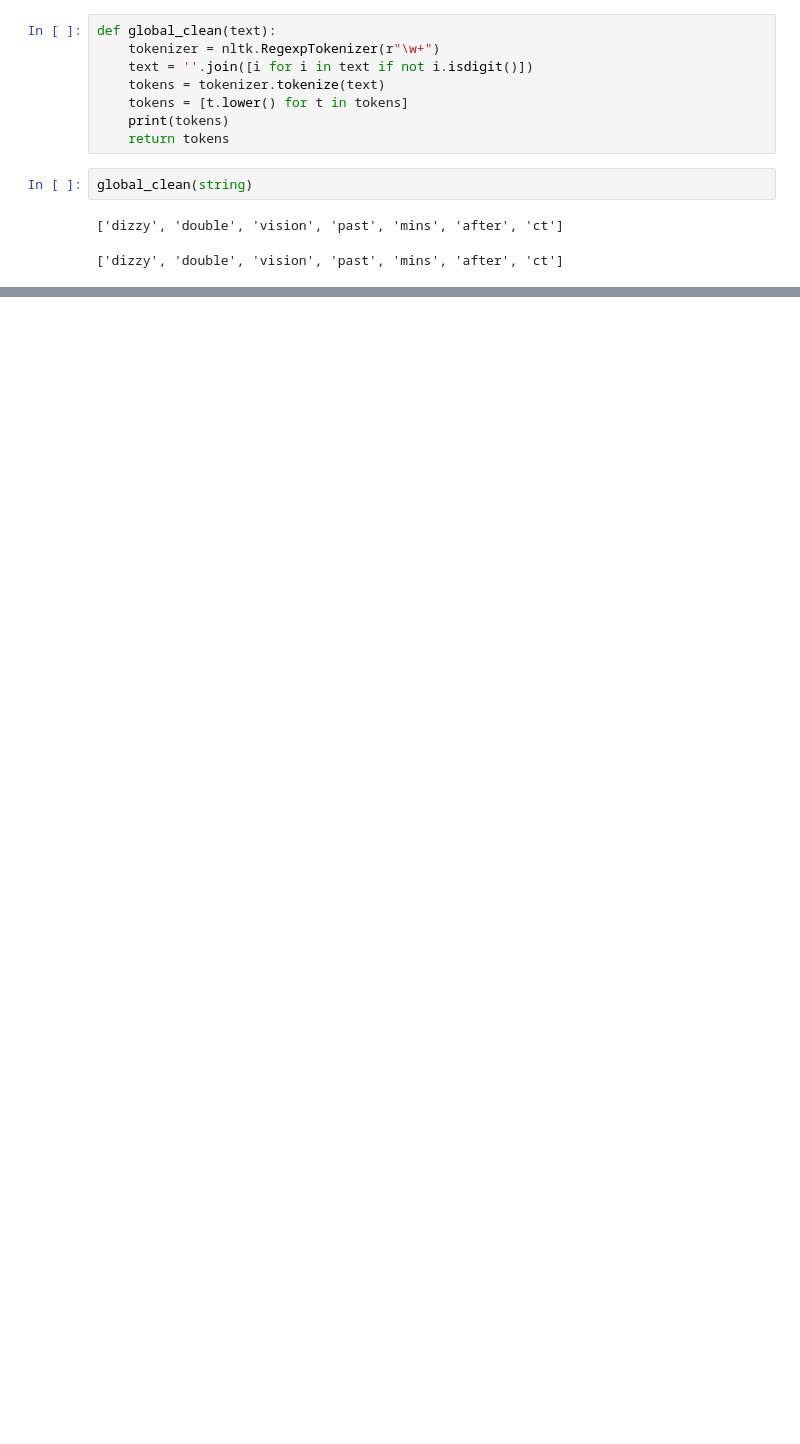
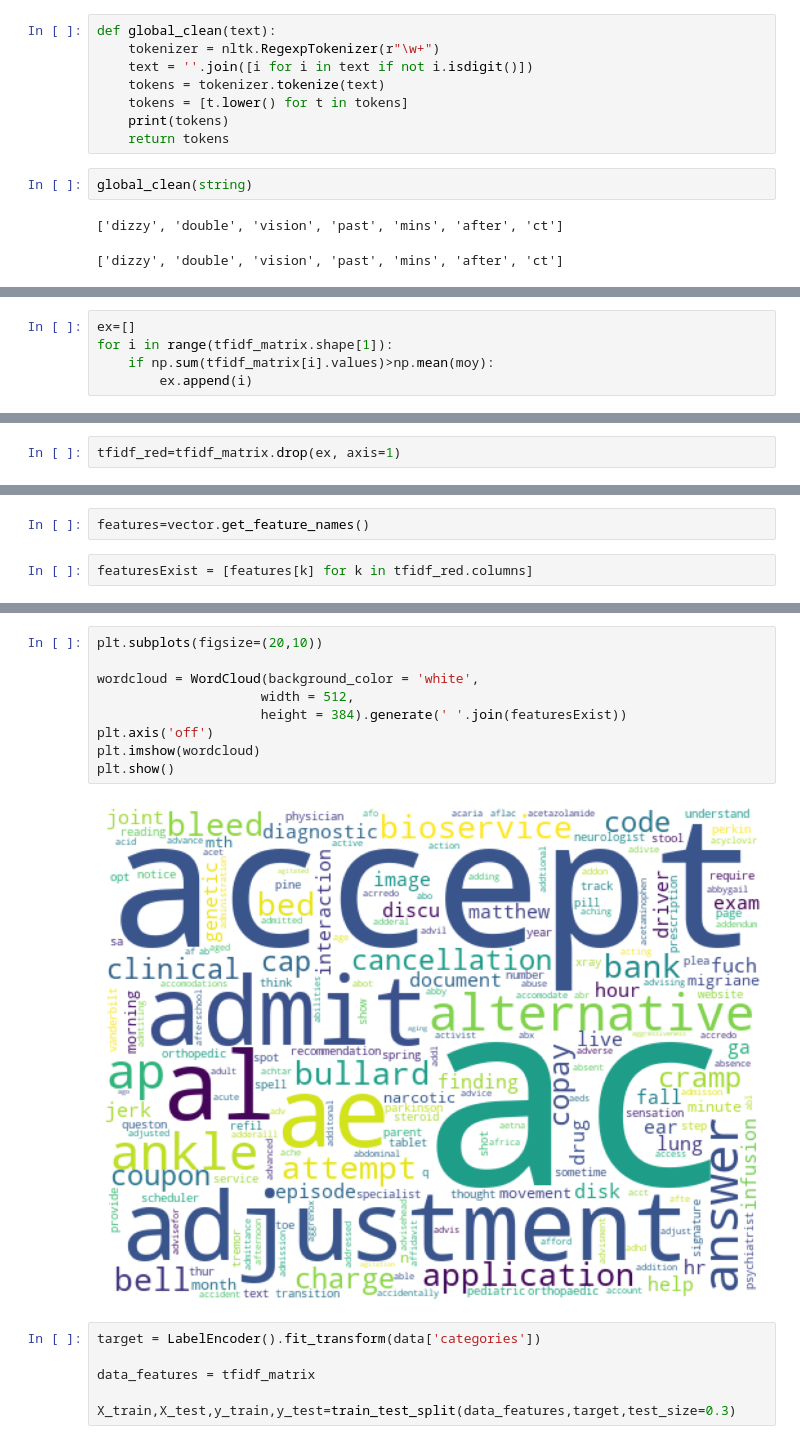
Before and after one commit to go3ku/Text_Classification, a Jupyter notebook: Text_Classifier.ipynb, the cells around one changed output, grey strips where cells are left out. Cells and saved outputs as stored; diff of their text form; blank space fills up the shorter version.

```diff
--- a/Text_Classifier.ipynb
+++ b/Text_Classifier.ipynb
@@ -239,0 +339,5 @@ df
+# %%
+ex=[]
+for i in range(tfidf_matrix.shape[1]):
+    if np.sum(tfidf_matrix[i].values)>np.mean(moy):
+        ex.append(i)
@@ -239,0 +348,2 @@ df
+# %%
+tfidf_red=tfidf_matrix.drop(ex, axis=1)
@@ -239,0 +370,4 @@ df
+# %%
+features=vector.get_feature_names()
+# %%
+featuresExist = [features[k] for k in tfidf_red.columns]
@@ -239,0 +394,17 @@ df
+# %%
+plt.subplots(figsize=(20,10))
+
+wordcloud = WordCloud(background_color = 'white',
+                     width = 512,
+                     height = 384).generate(' '.join(featuresExist))
+plt.axis('off')
+plt.imshow(wordcloud)
+plt.show()
+# %% [output]
+[figure, added]
+# %%
+target = LabelEncoder().fit_transform(data['categories'])
+
+data_features = tfidf_matrix
+
+X_train,X_test,y_train,y_test=train_test_split(data_features,target,test_size=0.3)
```
Also changed, not shown: parts of 36 cells of this notebook.
